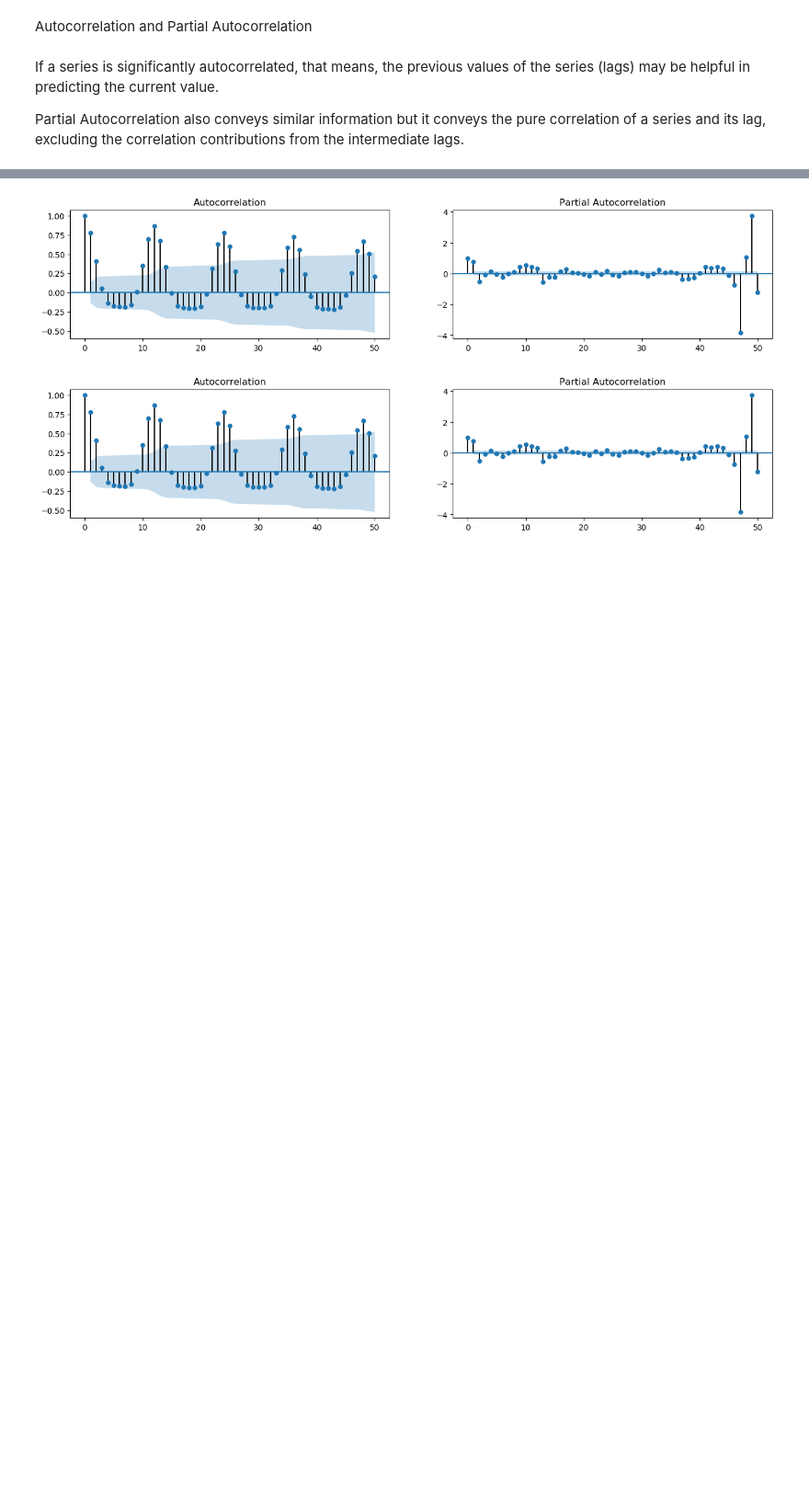
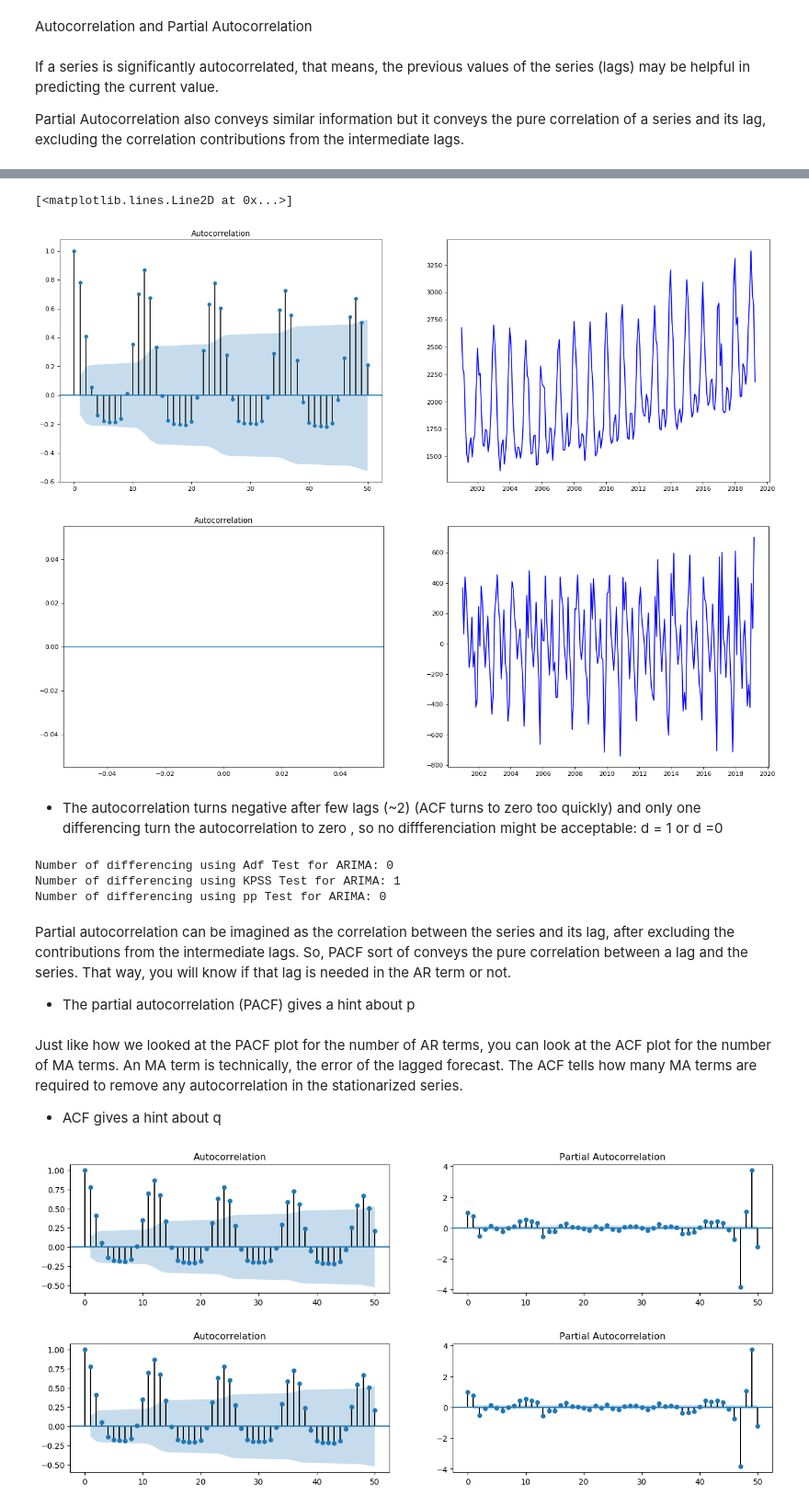
Before and after one commit to jwaliaga/NatGasDemandForcast, a Jupyter notebook: Notebooks/Wilson/DemandRegression.ipynb, the cells around one changed output, grey strips where cells are left out. Shown at 92% size. Cells and saved outputs as stored; diff of their text form; code cells hidden in the pictures; blank space fills up the shorter version.

```diff
--- a/Notebooks/Wilson/DemandRegression.ipynb
+++ b/Notebooks/Wilson/DemandRegression.ipynb
@@ -295,3 +363,61 @@ Partial Autocorrelation also conveys similar information but it conveys the pure
+# %%
+# CHECKING TIME SERIES STATIONARITY
+
+# Original Series
+list_consump = df_demand["Consumption(Bscf)"].tolist()
+fig, axes = plt.subplots(1, 2, figsize=(20,7), dpi= 80)
+plot_acf(list_consump,lags=50, ax=axes[0])
+plt.plot(df_demand.index,df_demand["Consumption(Bscf)"],c="b")
+
+# # 1st Differencing
+list_consump = df_demand["Consumption(Bscf)"].diff().tolist()
+fig, axes = plt.subplots(1, 2, figsize=(20,7), dpi= 80)
+plot_acf(list_consump,lags=50, ax=axes[0])
+plt.plot(df_demand.index,df_demand["Consumption(Bscf)"].diff(),c="b")
+
+
+# Original Series
+# fig, axes = plt.subplots(1,2,figsize=(16,3), dpi= 100)
+# plt.plot(df_demand.index,df_demand["Consumption(Bscf)"]);
+# # axes[0, 0].plot(df_demand["Consumption(Bscf)"]);
+# # axes[0, 0].set_title('Original Series')
+# plot_acf(df_demand["Consumption(Bscf)"].tolist(),lags=50, ax=axes[1])
+
+# # 1st Differencing
+# axes[1, 0].plot(df_demand["Consumption(Bscf)"].diff()); axes[1, 0].set_title('1st Order Differencing')
+# plot_acf(df_demand["Consumption(Bscf)"].diff().dropna(), ax=axes[1, 1])
+# %% [output]
+[<matplotlib.lines.Line2D at 0x...>]
+[figure, added]
+[figure, added]
+# %% [markdown]
+- The autocorrelation turns negative after few lags (~2) (ACF turns to zero too quickly) and only one differencing turn the autocorrelation to zero , so no diffferenciation might be acceptable:   d = 1 or d =0
+# %%
+# CALCULATING THE NUMBER OF DIFFERNCES
+from pmdarima.arima.utils import ndiffs
+
+data = df_demand["Consumption(Bscf)"]
+
+## Adf Test
+print(f"Number of differencing using Adf Test for ARIMA: {ndiffs(data, test='adf')}")
+
+# KPSS test
+print(f"Number of differencing using KPSS Test for ARIMA: {ndiffs(data, test='kpss')}")
+
+# PP test:
+print(f"Number of differencing using pp Test for ARIMA: {ndiffs(data, test='pp')}")
+# %% [output]
+Number of differencing using Adf Test for ARIMA: 0
+Number of differencing using KPSS Test for ARIMA: 1
+Number of differencing using pp Test for ARIMA: 0
+# %% [markdown]
+Partial autocorrelation can be imagined as the correlation between the series and its lag, after excluding the contributions from the intermediate lags. So, PACF sort of conveys the pure correlation between a lag and the series. That way, you will know if that lag is needed in the AR term or not.
+
+- The partial autocorrelation (PACF) gives a hint about p
+# %% [markdown]
+Just like how we looked at the PACF plot for the number of AR terms, you can look at the ACF plot for the number of MA terms. An MA term is technically, the error of the lagged forecast. The ACF tells how many MA terms are required to remove any autocorrelation in the stationarized series.
+
+- ACF gives a hint about q
 # %%
 list_consump = df_demand["Consumption(Bscf)"].tolist()
 fig, axes = plt.subplots(1,2,figsize=(16,3), dpi= 100)
```
Also changed, not shown: parts of 55 cells of this notebook, 4 other files.
